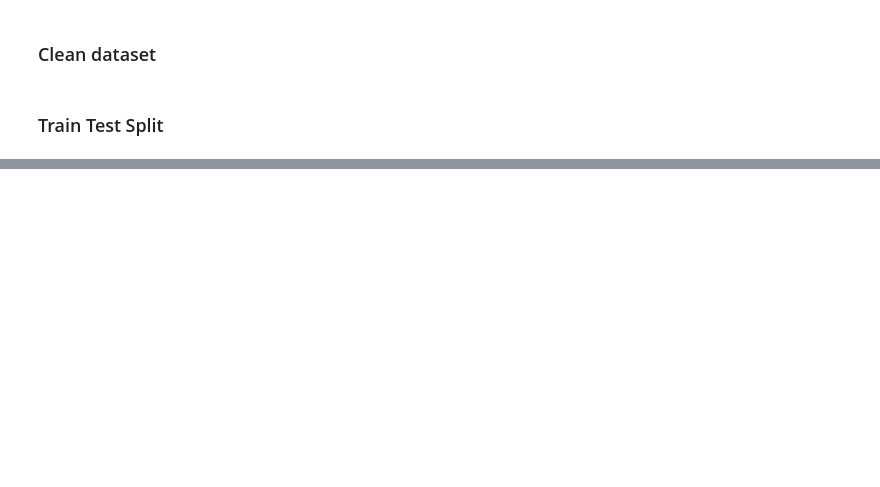
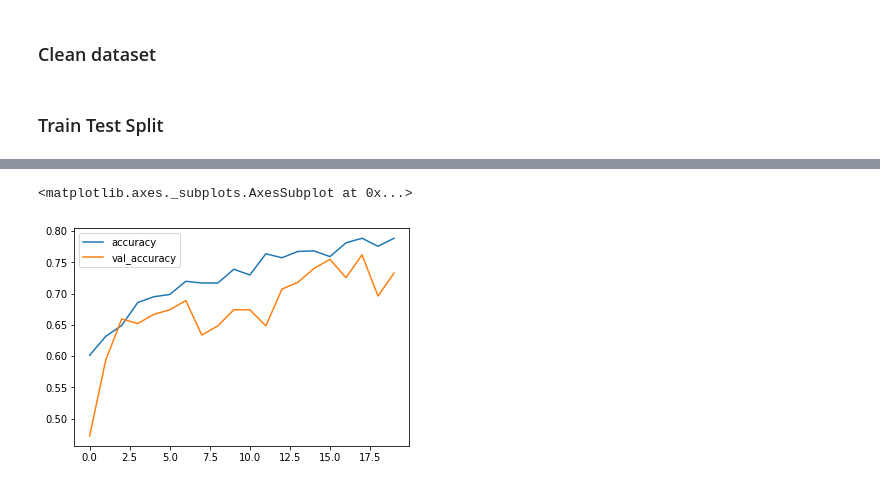
Before and after one commit to varun-pradhan-117/tweet-classification, a Jupyter notebook: weighted_embedding.ipynb, the cells around one changed output, grey strips where cells are left out. Cells and saved outputs as stored; diff of their text form; code cells hidden in the pictures; blank space fills up the shorter version.

```diff
--- a/weighted_embedding.ipynb
+++ b/weighted_embedding.ipynb
@@ -222,0 +254,5 @@ losses.plot()
+# %%
+losses[['accuracy','val_accuracy']].plot()
+# %% [output]
+<matplotlib.axes._subplots.AxesSubplot at 0x...>
+[figure, added]
```
Also changed, not shown: parts of 47 cells of this notebook, 3 other files.
